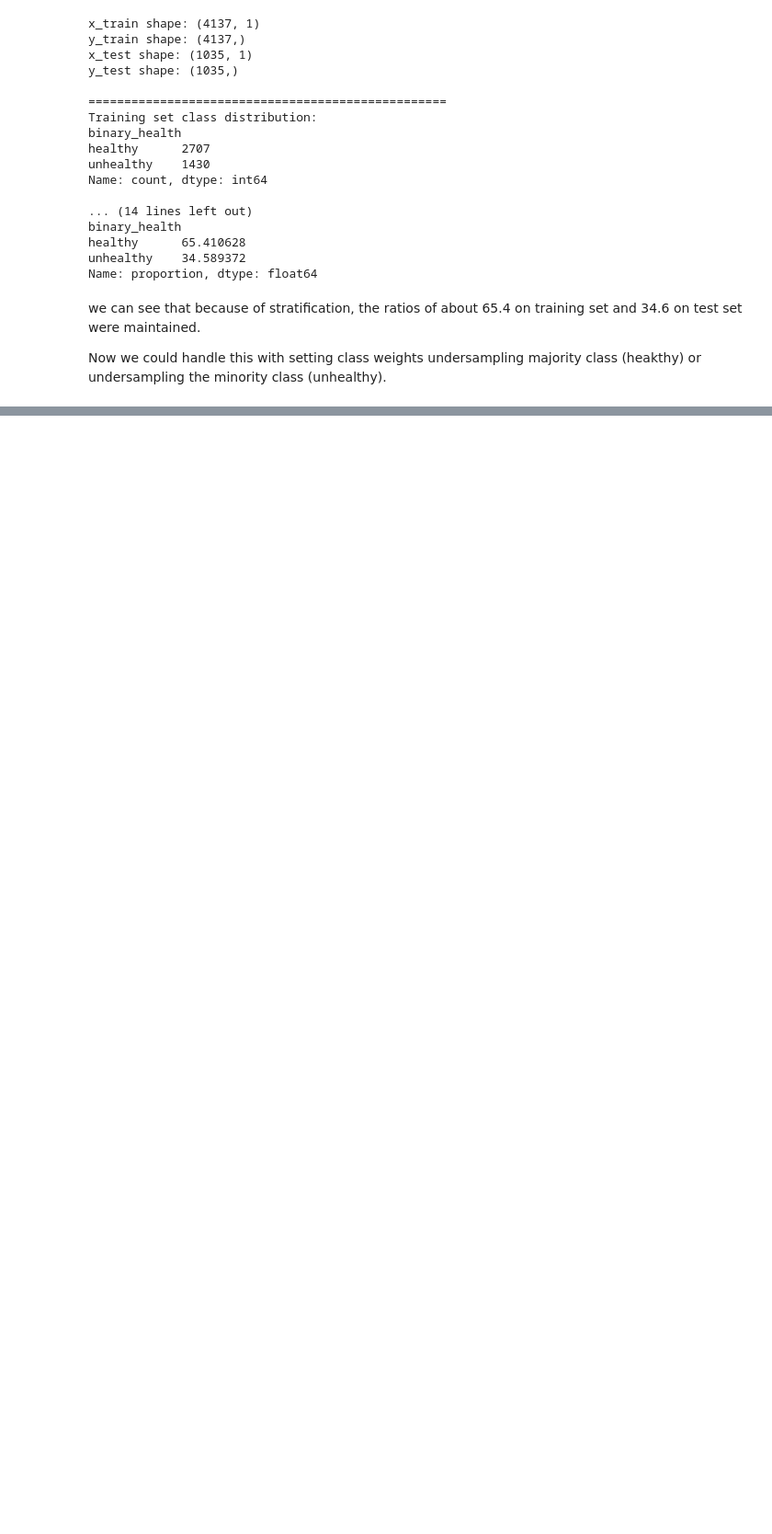
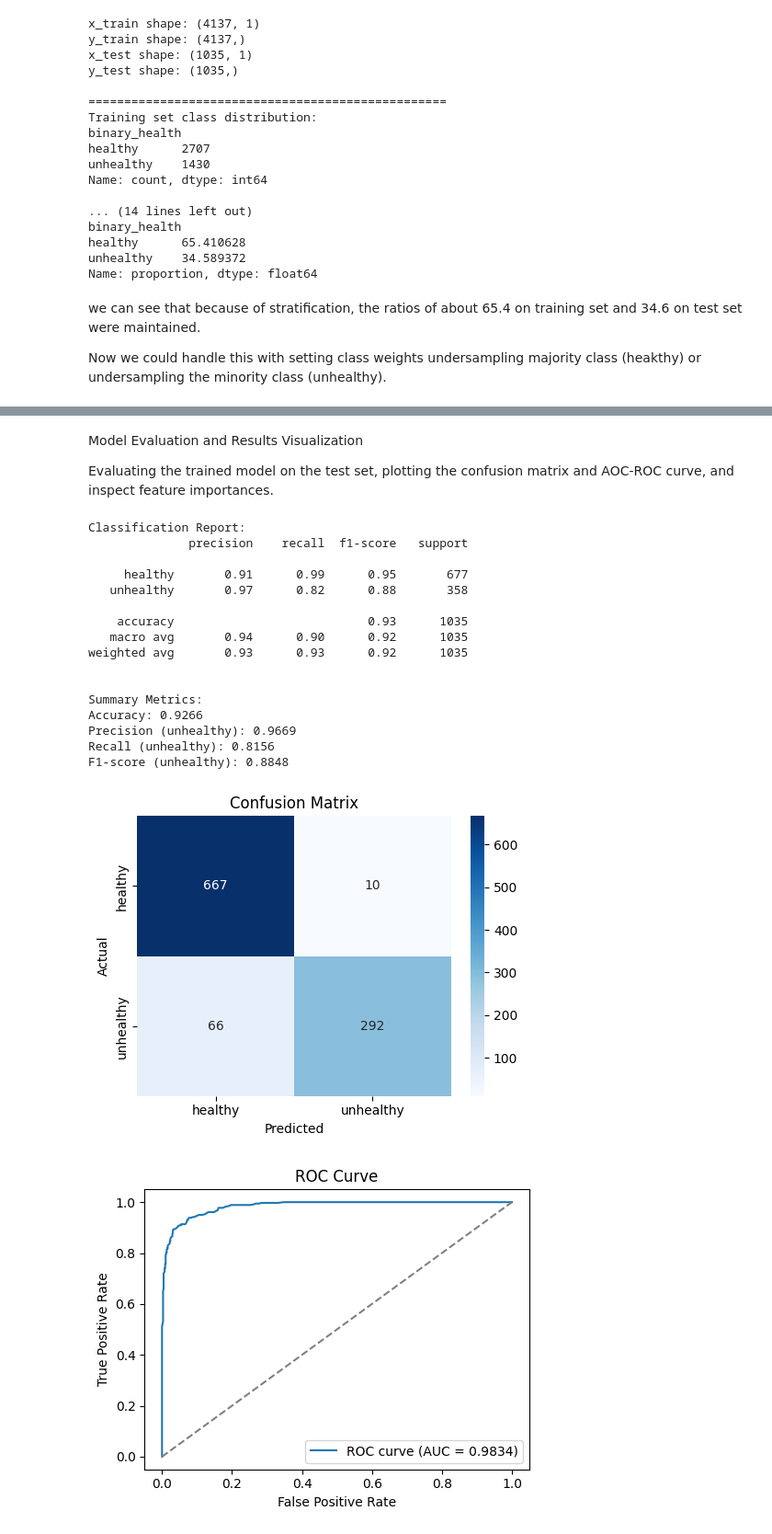
Before and after one commit to MarioP03/beeproject-cnn, a Jupyter notebook: models/random_forest.ipynb, the cells around one changed output, grey strips where cells are left out. Shown at 92% size. Drawn from its saved outputs; the diff is of its cells as text; code cells hidden in the pictures; blank space fills up the shorter version.

```diff
--- a/models/random_forest.ipynb
+++ b/models/random_forest.ipynb
@@ -182,0 +292,73 @@ print(f"Loaded {len(x_test_images)} test images")
+# %% [markdown]
+Model Evaluation and Results Visualization
+
+
+Evaluating the trained model on the test set, plotting the confusion matrix and AOC-ROC curve, and inspect feature importances.
+# %%
+# Predictions
+y_pred = rf_model.predict(x_test_scaled)
+
+# If predict_proba is available, use it for ROC/AUC
+# basically the probability of the unhealthy class
+y_proba = None
+if hasattr(rf_model, "predict_proba"):
+    y_proba = rf_model.predict_proba(x_test_scaled)[:, 1]
+
+# Metrics
+acc = accuracy_score(y_test, y_pred)
+prec = precision_score(y_test, y_pred, pos_label="unhealthy")
+rec = recall_score(y_test, y_pred, pos_label="unhealthy")
+f1 = f1_score(y_test, y_pred, pos_label="unhealthy")
+
+print("Classification Report:")
+print(classification_report(y_test, y_pred))
+print("\nSummary Metrics:")
+print(f"Accuracy: {acc:.4f}")
+print(f"Precision (unhealthy): {prec:.4f}")
+print(f"Recall (unhealthy): {rec:.4f}")
+print(f"F1-score (unhealthy): {f1:.4f}")
+
+# Confusion Matrix
+cm = confusion_matrix(y_test, y_pred, labels=["healthy", "unhealthy"])
+plt.figure(figsize=(5, 4))
+sns.heatmap(cm, annot=True, fmt="d", cmap="Blues", xticklabels=["healthy", "unhealthy"], yticklabels=["healthy", "unhealthy"])
+plt.title("Confusion Matrix")
+plt.xlabel("Predicted")
+plt.ylabel("Actual")
+plt.tight_layout()
+plt.show()
+
+# ROC Curve and AUC
+if y_proba is not None:
+    fpr, tpr, _ = roc_curve(y_test, y_proba, pos_label="unhealthy")
+    roc_auc = auc(fpr, tpr)
+    plt.figure(figsize=(5, 4))
+    plt.plot(fpr, tpr, label=f"ROC curve (AUC = {roc_auc:.4f})")
+    plt.plot([0, 1], [0, 1], linestyle="--", color="gray")
+    plt.xlabel("False Positive Rate")
+    plt.ylabel("True Positive Rate")
+    plt.title("ROC Curve")
+    plt.legend(loc="lower right")
+    plt.tight_layout()
+    plt.show()
+else:
+    print("ROC/AUC not available: model does not support predict_proba.")
+# %% [output]
+Classification Report:
+              precision    recall  f1-score   support
+
+     healthy       0.91      0.99      0.95       677
+   unhealthy       0.97      0.82      0.88       358
+
+    accuracy                           0.93      1035
+   macro avg       0.94      0.90      0.92      1035
+weighted avg       0.93      0.93      0.92      1035
+
+
+Summary Metrics:
+Accuracy: 0.9266
+Precision (unhealthy): 0.9669
+Recall (unhealthy): 0.8156
+F1-score (unhealthy): 0.8848
+[figure, added]
+[figure, added]
```
Also changed, not shown: parts of 16 cells of this notebook, 2 other files.
